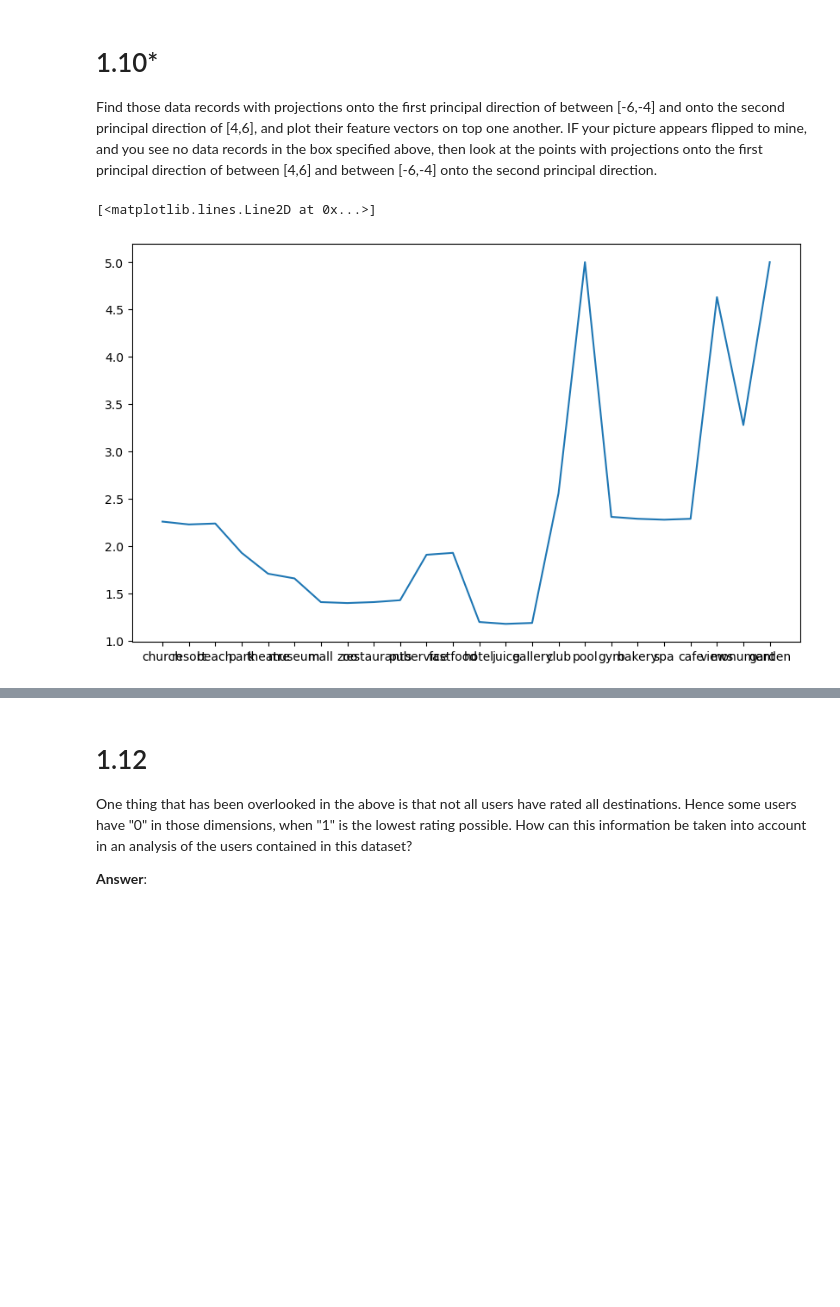
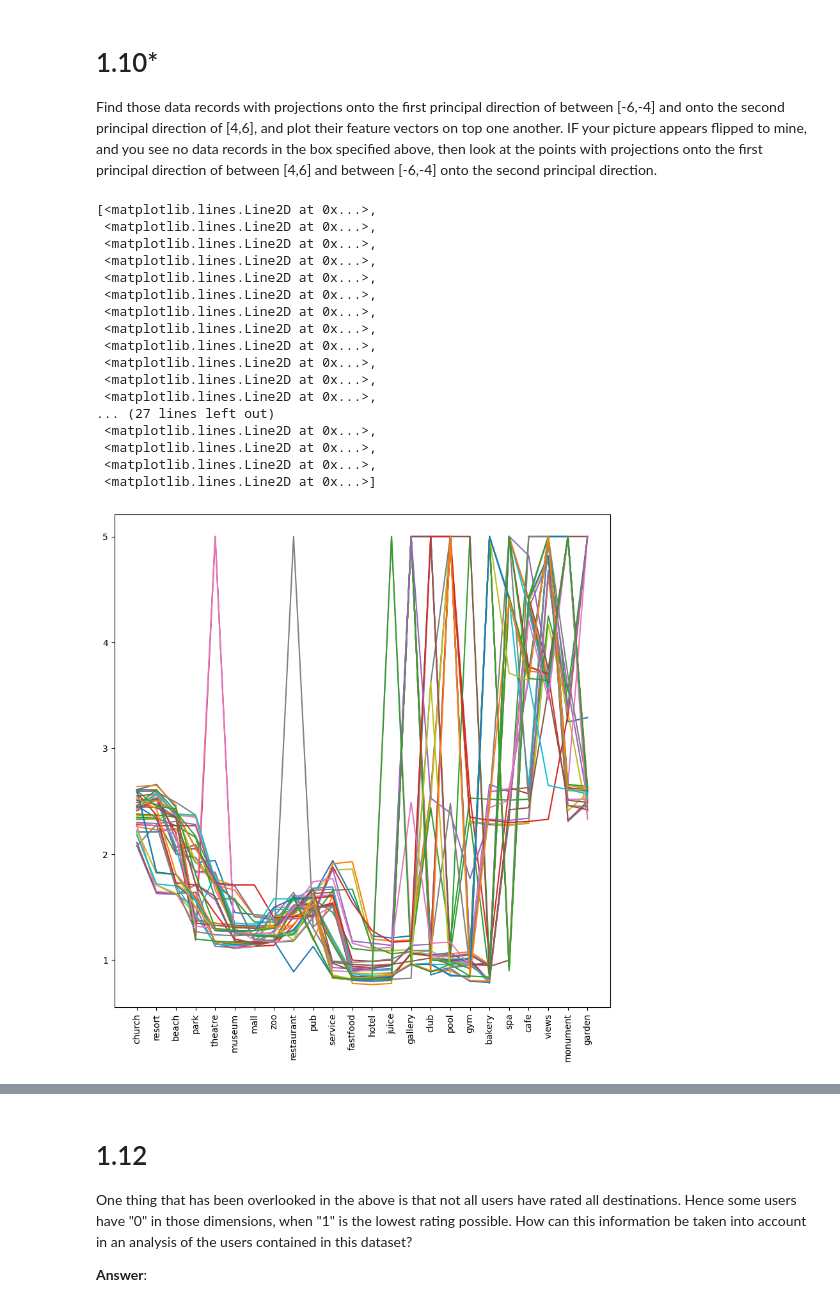
Before and after one commit to Badrum1337/ML_COURSE, a Jupyter notebook: DM1590_Lab4.ipynb, the cells around one changed output, grey strips where cells are left out. Drawn from its saved outputs; the diff is of its cells as text; code cells hidden in the pictures; blank space fills up the shorter version.

```diff
--- a/DM1590_Lab4.ipynb
+++ b/DM1590_Lab4.ipynb
@@ -189,18 +188,35 @@ Find those data records with projections onto the first principal direction of b
 # %%
 # add your code below
 
 mask = (
         (pca_result[:, 0] >= 4) & (pca_result[:, 0] <= 6) &
         (pca_result[:, 1] >= -6) & (pca_result[:, 1] <= -4)
     )
 
 selected = data.values[mask]
 
-plt.figure(figsize=(10, 6))
-plt.plot(data.columns, selected)
+plt.figure(figsize=(10, 10))
+plt.xticks(rotation=90)
+plt.plot(data.columns, selected.T)
 # %% [output]
-[<matplotlib.lines.Line2D at 0x...>]
+[<matplotlib.lines.Line2D at 0x...>,
+ <matplotlib.lines.Line2D at 0x...>,
+ <matplotlib.lines.Line2D at 0x...>,
+ <matplotlib.lines.Line2D at 0x...>,
+ <matplotlib.lines.Line2D at 0x...>,
+ <matplotlib.lines.Line2D at 0x...>,
+ <matplotlib.lines.Line2D at 0x...>,
+ <matplotlib.lines.Line2D at 0x...>,
+ <matplotlib.lines.Line2D at 0x...>,
+ <matplotlib.lines.Line2D at 0x...>,
+ <matplotlib.lines.Line2D at 0x...>,
+ <matplotlib.lines.Line2D at 0x...>,
+... (27 lines left out)
+ <matplotlib.lines.Line2D at 0x...>,
+ <matplotlib.lines.Line2D at 0x...>,
+ <matplotlib.lines.Line2D at 0x...>,
+ <matplotlib.lines.Line2D at 0x...>]
-[figure, old version]
+[figure, new version]
 # %% [markdown]
 # 1.11*
 
```
Also changed, not shown: parts of 9 cells of this notebook.
